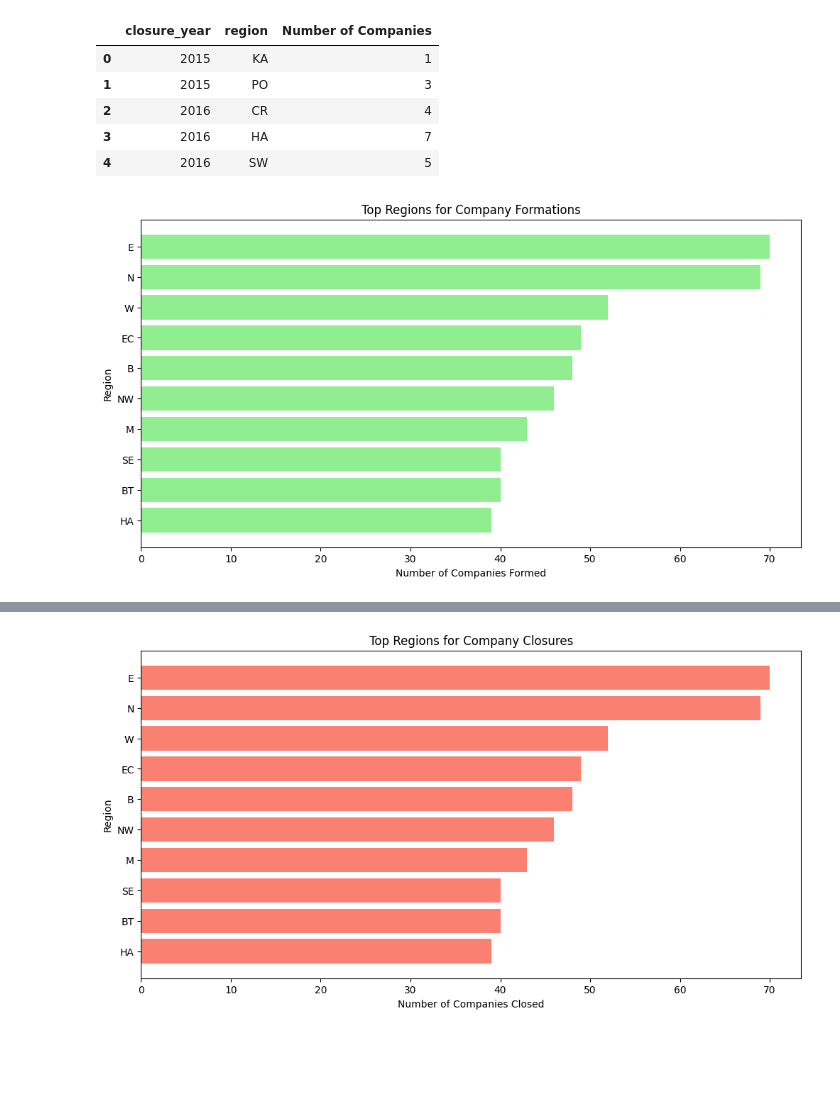
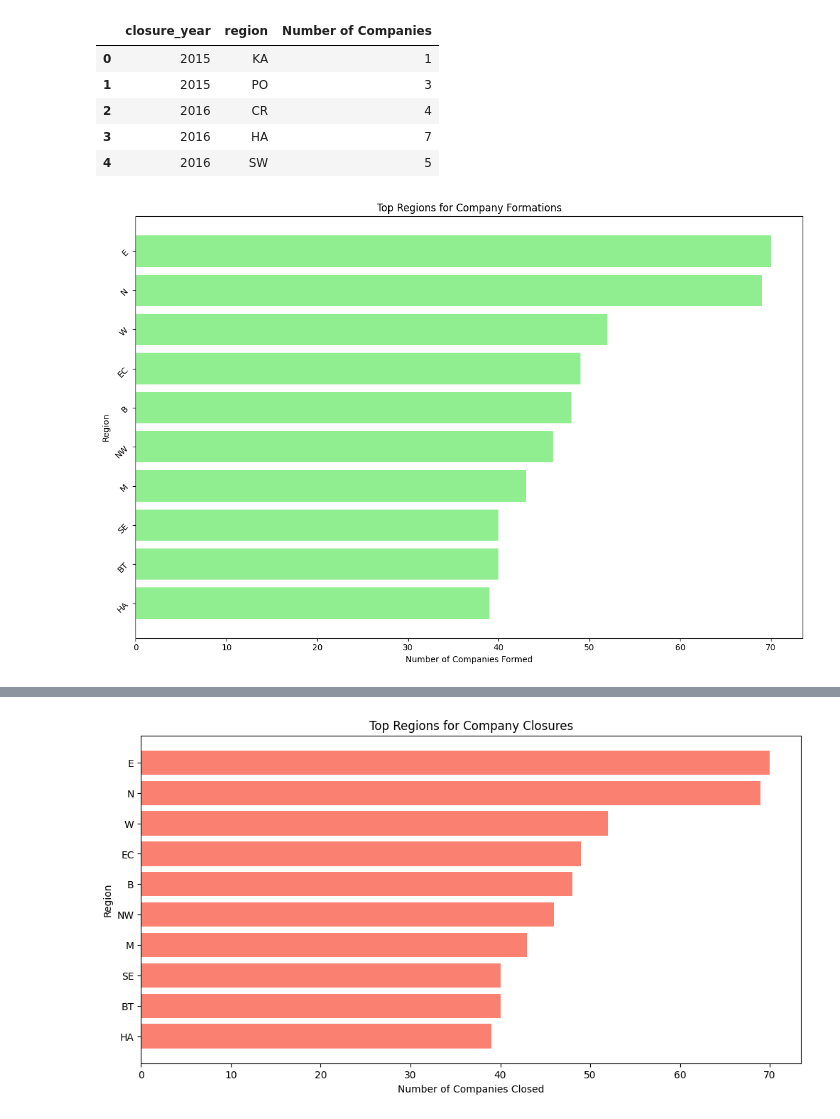
Before and after one commit to SiddharthaSangani/SiddharthaSangani, a Jupyter notebook: UKCompany.ipynb, the cells around one changed output, grey strips where cells are left out. Drawn from its saved outputs; the diff is of its cells as text; code cells hidden in the pictures; blank space fills up the shorter version.

```diff
--- a/UKCompany.ipynb
+++ b/UKCompany.ipynb
@@ -509,16 +528,24 @@ df_closures_grouped.head()
 | 3 | 2016 | HA | 7 |
 | 4 | 2016 | SW | 5 |
 # %%
-# Plot company formations by year and region
-plt.figure(figsize=(12, 6))
+#Plot company formations by year and region
+plt.figure(figsize=(12, 8))  # Increase figure height
+
 # Compute the sum and then sort
 top_regions_formations = df_formations_grouped.groupby('region')['Number of Companies'].sum().compute().sort_values(ascending=False).head(10)
 
 plt.barh(top_regions_formations.index, top_regions_formations.values, color='lightgreen')
 plt.xlabel('Number of Companies Formed')
 plt.ylabel('Region')
 plt.title('Top Regions for Company Formations')
 plt.gca().invert_yaxis()  # Invert to show the highest at the top
+
+
+
+# Method 2: Rotating y-axis labels (uncomment if needed)
+plt.yticks(rotation=45, ha='right')
+plt.tight_layout()
+
 plt.show()
 # %% [output]
-[figure, old version]
+[figure, new version]
```
Also changed, not shown: parts of 28 cells of this notebook.
